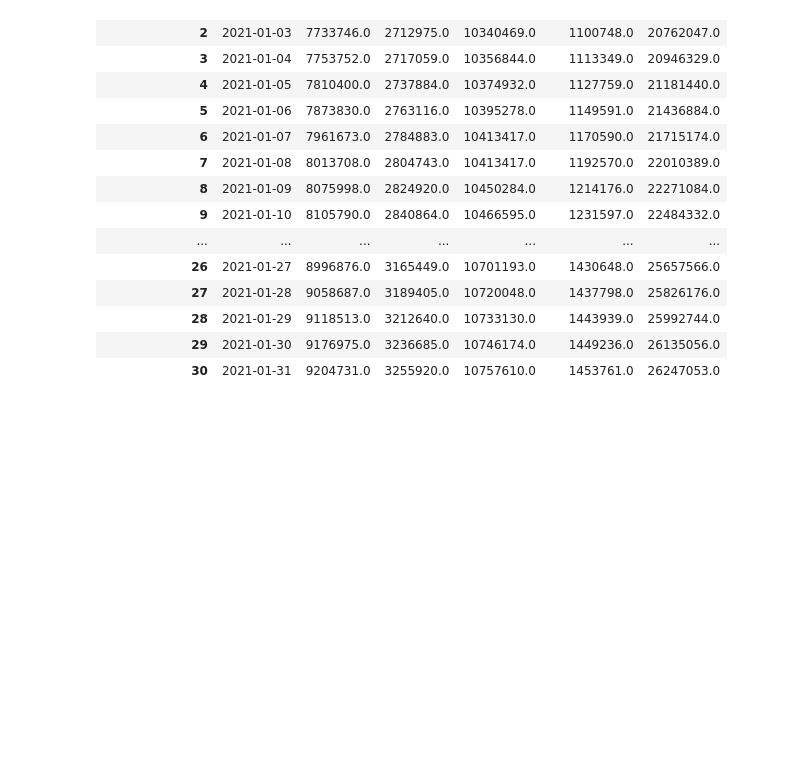
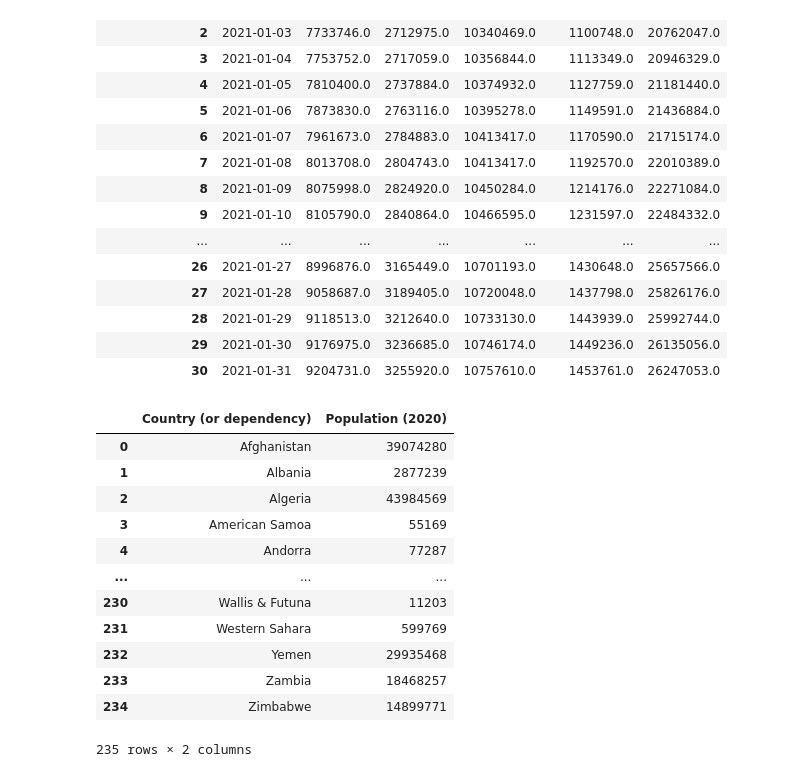
Before and after one commit to soledadli/interactive-Covid-19-dashboard, a Jupyter notebook: Data_Cleaning_notebook.ipynb, the cells around one changed output. Cells and saved outputs as stored; diff of their text form; code cells hidden in the pictures; blank space fills up the shorter version.

Commit message:
Update: with population exploring

```diff
--- a/Data_Cleaning_notebook.ipynb
+++ b/Data_Cleaning_notebook.ipynb
@@ -159,3 +159,22 @@ confirmed_date
 | 28 | 2021-01-29 | 9118513.0 | 3212640.0 | 10733130.0 | 1443939.0 | 25992744.0 |
 | 29 | 2021-01-30 | 9176975.0 | 3236685.0 | 10746174.0 | 1449236.0 | 26135056.0 |
 | 30 | 2021-01-31 | 9204731.0 | 3255920.0 | 10757610.0 | 1453761.0 | 26247053.0 |
+# %%
+deaths = pd.read_csv('Dataset_COVID_Death_complete.csv')
+pop = pd.read_csv('population.csv')
+# %%
+pop
+# %% [output]
+|  | Country (or dependency) | Population (2020) |
+| 0 | Afghanistan | 39074280 |
+| 1 | Albania | 2877239 |
+| 2 | Algeria | 43984569 |
+| 3 | American Samoa | 55169 |
+| 4 | Andorra | 77287 |
+| ... | ... | ... |
+| 230 | Wallis & Futuna | 11203 |
+| 231 | Western Sahara | 599769 |
+| 232 | Yemen | 29935468 |
+| 233 | Zambia | 18468257 |
+| 234 | Zimbabwe | 14899771 |
+235 rows × 2 columns
```
Also changed, not shown: parts of 2 cells of this notebook.
